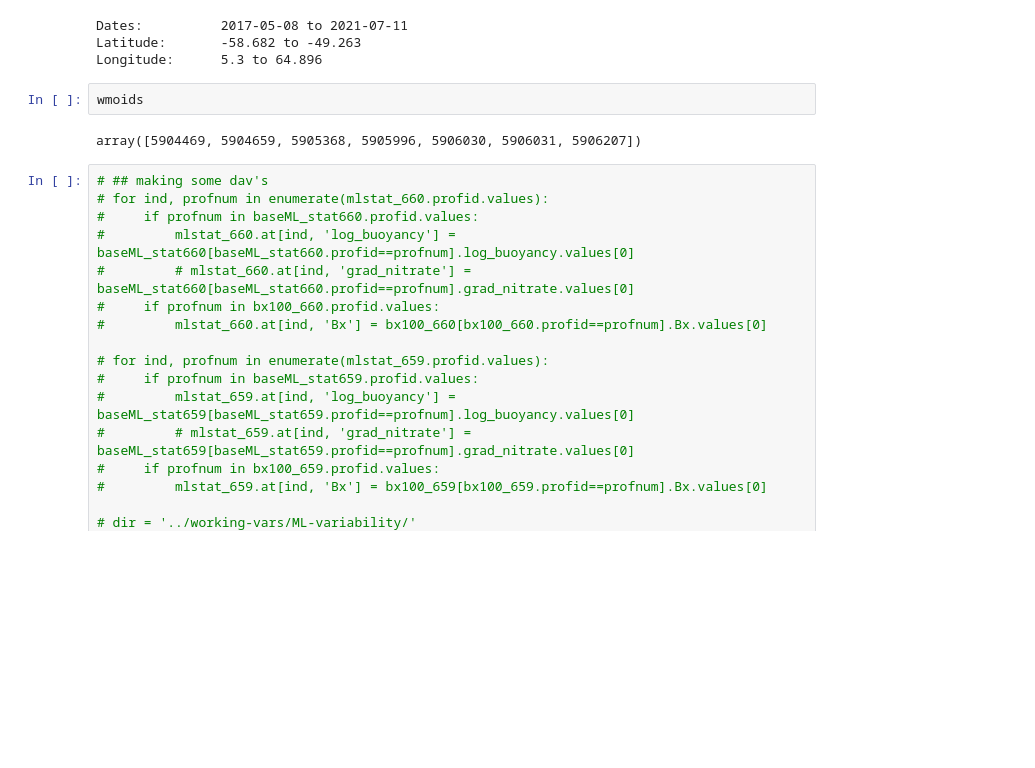
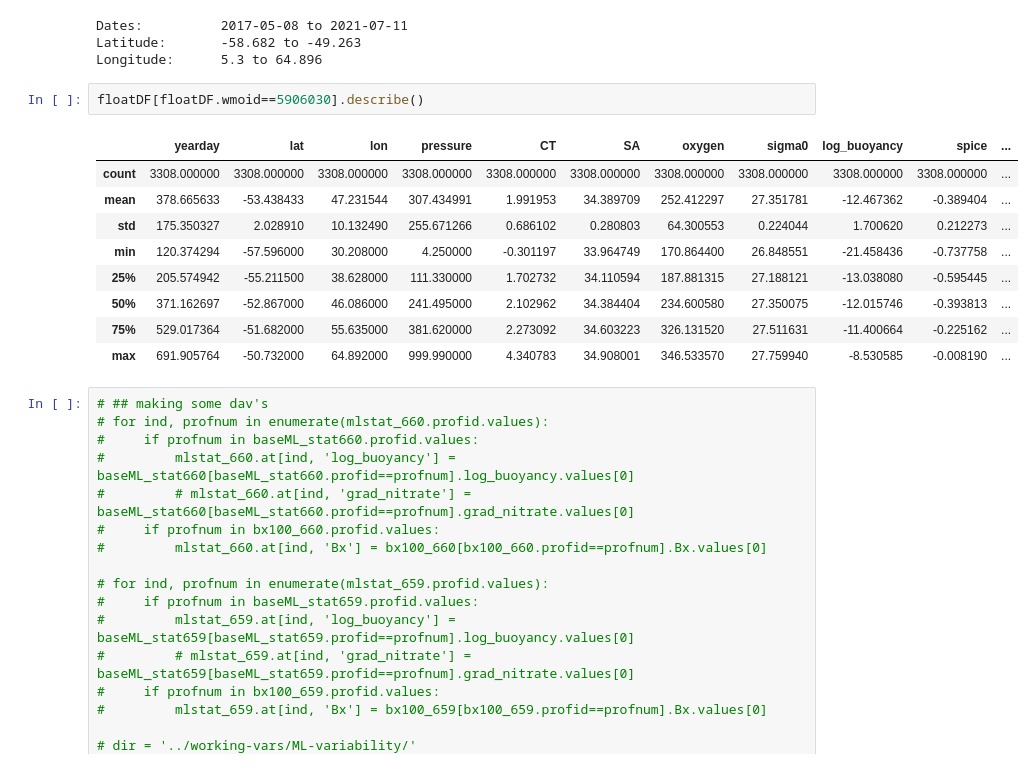
Before and after one commit to song-sangmin/RandomForestRegression_SOGOS, a Jupyter notebook: scripts/Supplement_Data_Log.ipynb, the cells around one changed output. Drawn from its saved outputs; the diff is of its cells as text; blank space fills up the shorter version.

```diff
--- a/scripts/Supplement_Data_Log.ipynb
+++ b/scripts/Supplement_Data_Log.ipynb
@@ -90,10 +90,18 @@ print_bounds(floatDF)
 Dates:          2017-05-08 to 2021-07-11
 Latitude:       -58.682 to -49.263
 Longitude:      5.3 to 64.896
-# %%
-wmoids
-# %% [output]
-array([5904469, 5904659, 5905368, 5905996, 5906030, 5906031, 5906207])
+# %%
+floatDF[floatDF.wmoid==5906030].describe()
+# %% [output]
+|  | yearday | lat | lon | pressure | CT | SA | oxygen | sigma0 | log_buoyancy | spice | ... |
+| count | 3308.000000 | 3308.000000 | 3308.000000 | 3308.000000 | 3308.000000 | 3308.000000 | 3308.000000 | 3308.000000 | 3308.000000 | 3308.000000 | ... |
+| mean | 378.665633 | -53.438433 | 47.231544 | 307.434991 | 1.991953 | 34.389709 | 252.412297 | 27.351781 | -12.467362 | -0.389404 | ... |
+| std | 175.350327 | 2.028910 | 10.132490 | 255.671266 | 0.686102 | 0.280803 | 64.300553 | 0.224044 | 1.700620 | 0.212273 | ... |
+| min | 120.374294 | -57.596000 | 30.208000 | 4.250000 | -0.301197 | 33.964749 | 170.864400 | 26.848551 | -21.458436 | -0.737758 | ... |
+| 25% | 205.574942 | -55.211500 | 38.628000 | 111.330000 | 1.702732 | 34.110594 | 187.881315 | 27.188121 | -13.038080 | -0.595445 | ... |
+| 50% | 371.162697 | -52.867000 | 46.086000 | 241.495000 | 2.102962 | 34.384404 | 234.600580 | 27.350075 | -12.015746 | -0.393813 | ... |
+| 75% | 529.017364 | -51.682000 | 55.635000 | 381.620000 | 2.273092 | 34.603223 | 326.131520 | 27.511631 | -11.400664 | -0.225162 | ... |
+| max | 691.905764 | -50.732000 | 64.892000 | 999.990000 | 4.340783 | 34.908001 | 346.533570 | 27.759940 | -8.530585 | -0.008190 | ... |
 # %%
 # ## making some dav's
 # for ind, profnum in enumerate(mlstat_660.profid.values):
```
Also changed, not shown: parts of 3 cells of this notebook, 1 other file.
